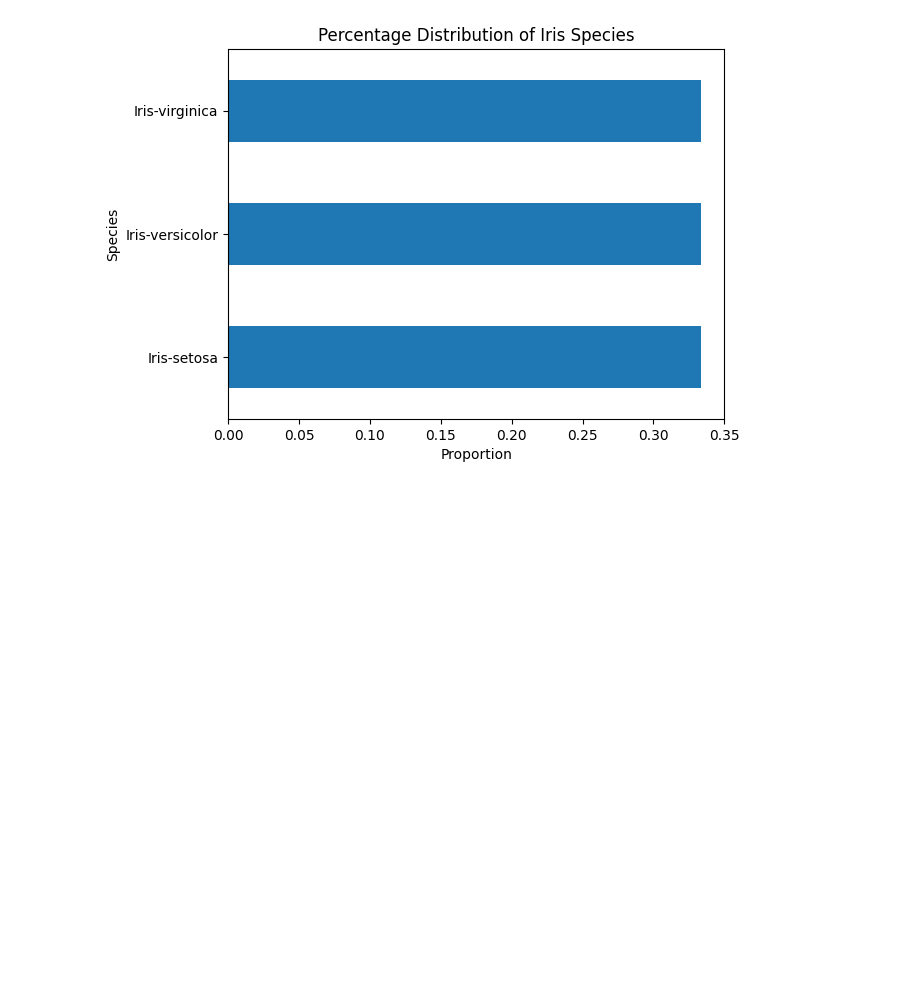
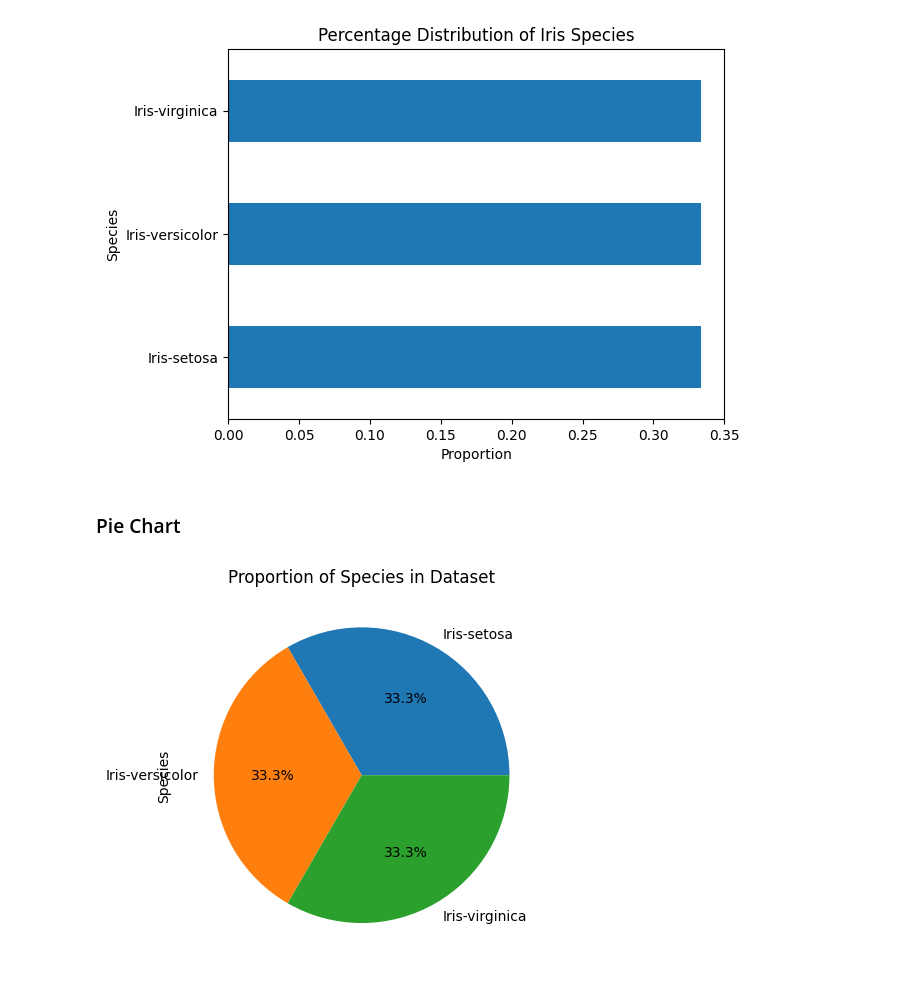
Before and after one commit to kashisharora2025a-commits/EDA-project-25bce2010, a Jupyter notebook: EXP6_25.08.26.ipynb, the cells around one changed output. Cells and saved outputs as stored; diff of their text form; code cells hidden in the pictures; blank space fills up the shorter version.

```diff
--- a/EXP6_25.08.26.ipynb
+++ b/EXP6_25.08.26.ipynb
@@ -50,3 +50,16 @@ plt.ylabel("Species")
 plt.show()
 # %% [output]
 [figure]
+# %% [markdown]
+### Pie Chart
+# %%
+# Calculate the percentage of each species category
+df.Species.value_counts(normalize=True)
+
+# Plot the pie chart of species categories
+df.Species.value_counts(normalize=True).plot.pie(autopct="%1.1f%%")
+plt.title("Proportion of Species in Dataset")
+plt.ylabel("Species")
+plt.show()
+# %% [output]
+[figure, added]
```
Also changed, not shown: parts of 8 cells of this notebook.
